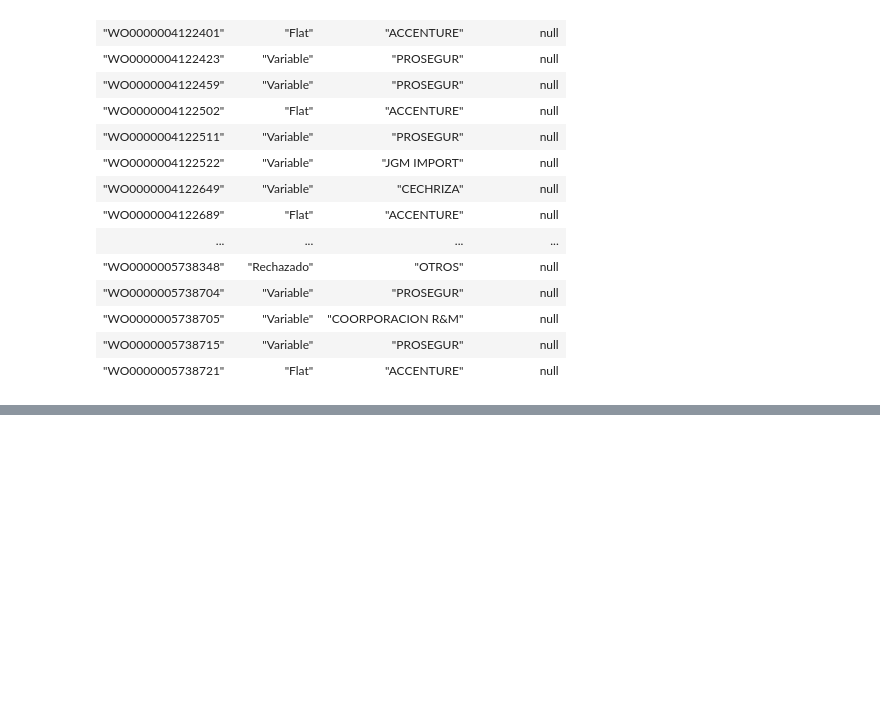
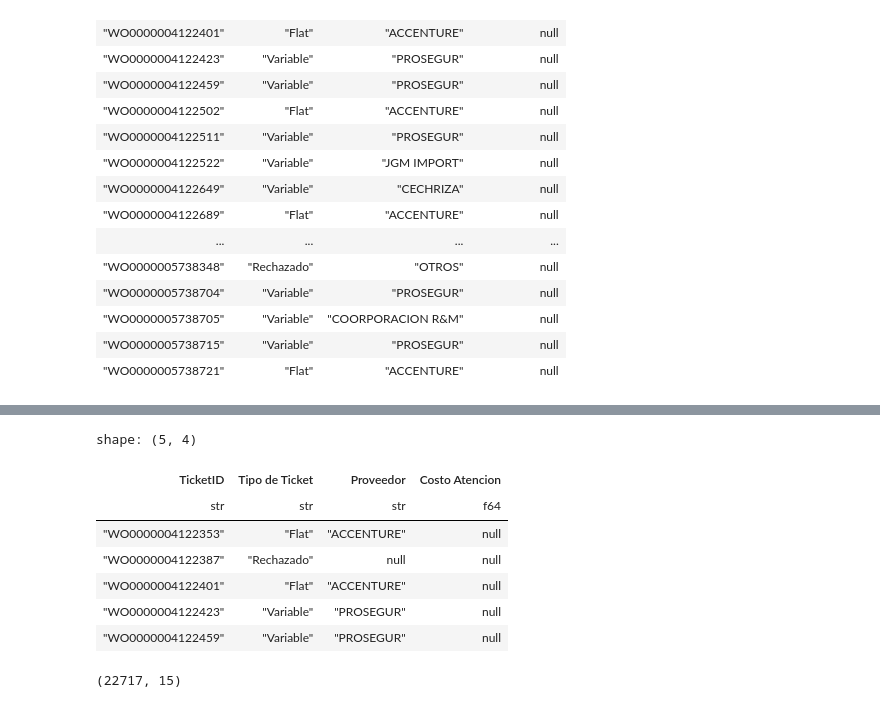
Before and after one commit to ajespinoza2024/Python-for-ETL-E1, a Jupyter notebook: Proceso ETL.ipynb, the cells around one changed output, grey strips where cells are left out. Drawn from its saved outputs; the diff is of its cells as text; code cells hidden in the pictures; blank space fills up the shorter version.

```diff
--- a/Proceso ETL.ipynb
+++ b/Proceso ETL.ipynb
@@ -576,0 +590,19 @@ shape: (22_717, 4)
+# %%
+dataAtenciones.head()
+# %% [output]
+shape: (5, 4)
+| TicketID | Tipo de Ticket | Proveedor | Costo Atencion |
+| str | str | str | f64 |
+| "WO0000004122353" | "Flat" | "ACCENTURE" | null |
+| "WO0000004122387" | "Rechazado" | null | null |
+| "WO0000004122401" | "Flat" | "ACCENTURE" | null |
+| "WO0000004122423" | "Variable" | "PROSEGUR" | null |
+| "WO0000004122459" | "Variable" | "PROSEGUR" | null |
+# %%
+Tickets.join(
+    dataAtenciones,
+    on = 'TicketID',
+    how = 'inner'
+).shape
+# %% [output]
+(22717, 15)
```
Also changed, not shown: parts of 6 cells of this notebook, 1 other file.
